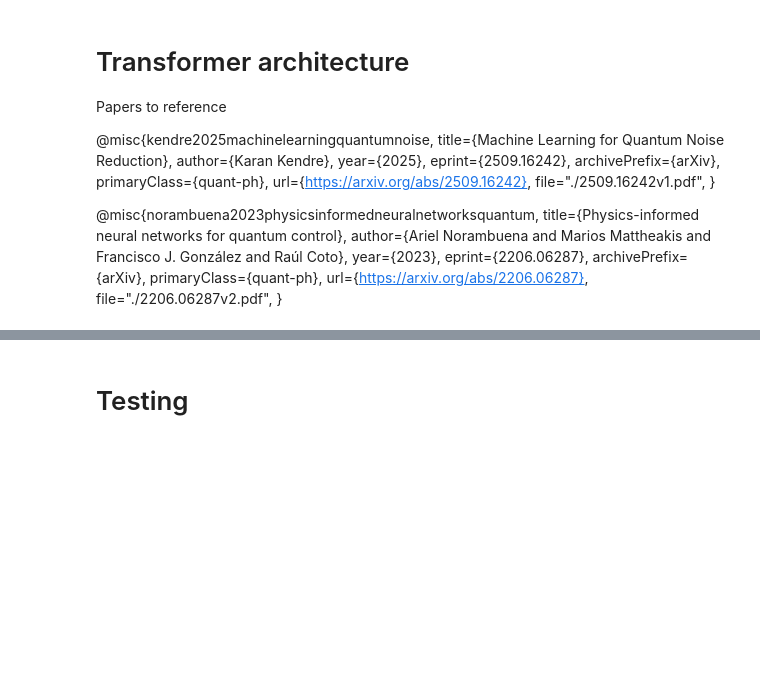
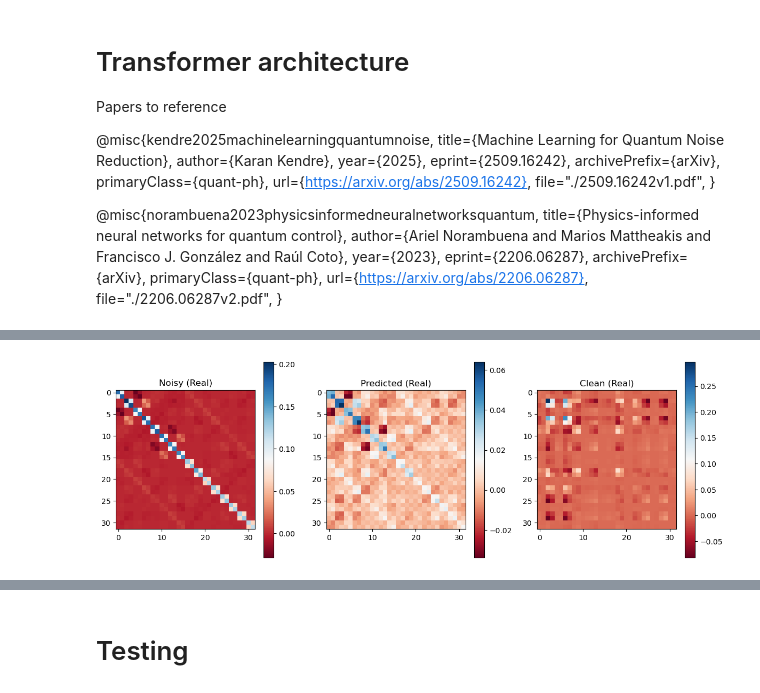
Before and after one commit to Amitav-Krishna/transformer_for_reducing_quantum_noise, a Jupyter notebook: quantum_algo.ipynb, the cells around one changed output, grey strips where cells are left out. Saved outputs shown, nothing was run; the diff lists cells and outputs as text; code cells hidden in the pictures; blank space fills up the shorter version.

Commit message:
Add graphing stuff

```diff
--- a/quantum_algo.ipynb
+++ b/quantum_algo.ipynb
@@ -137,0 +509,15 @@ class QuantumDenoisingDataset(Dataset):
+# %%
+device = "cuda" if torch.cuda.is_available() else "cpu"
+# %%
+import os
+
+# Define a directory to save checkpoints
+checkpoint_dir = "model_checkpoints"
+os.makedirs(checkpoint_dir, exist_ok=True)
+
+# Modify the training loop to save checkpoints periodically
+model = QuantumTransformerDenoiser(embed_dim=128, depth=6, num_heads=8).to(device)
+opt = torch.optim.AdamW(model.parameters(), lr=3e-4)
+
+n_epochs = 20
+save_interval = 1  # Save every 10 epochs
@@ -137,0 +637,12 @@ class QuantumDenoisingDataset(Dataset):
+# %%
+# Recreate model architecture
+model = QuantumTransformerDenoiser(
+    patch_size=2,
+    embed_dim=128,
+    depth=6,
+    num_heads=8
+).to(device)
+
+# Load weights into it
+state_dict = torch.load("models/non_physics_informed_model_epoch_005.pth", map_location=device)
+model.load_state_dict(state_dict)
@@ -137,0 +651,2 @@ class QuantumDenoisingDataset(Dataset):
+# %%
+number = 3
@@ -137,0 +782,13 @@ class QuantumDenoisingDataset(Dataset):
+# %%
+# Get a batch from the test data loader
+xb, yb = next(iter(test_dl))
+
+# Move to device and get model prediction
+xb_device = xb.to(device)
+with torch.no_grad():
+    pred = model(xb_device).cpu()
+
+# Visualize the first sample in the batch
+visualize_density_matrices(xb, yb, pred, 0, number)
+# %% [output]
+[figure, added]
```
Also changed, not shown: parts of 34 cells of this notebook, 1 other file.
